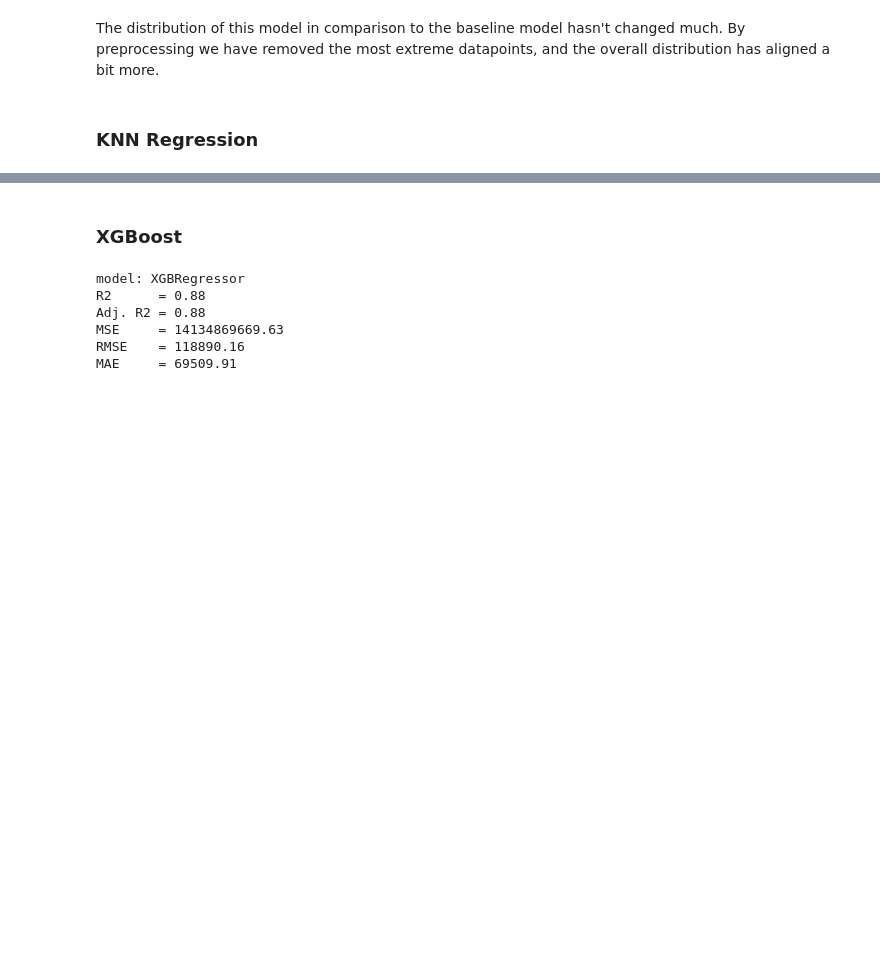
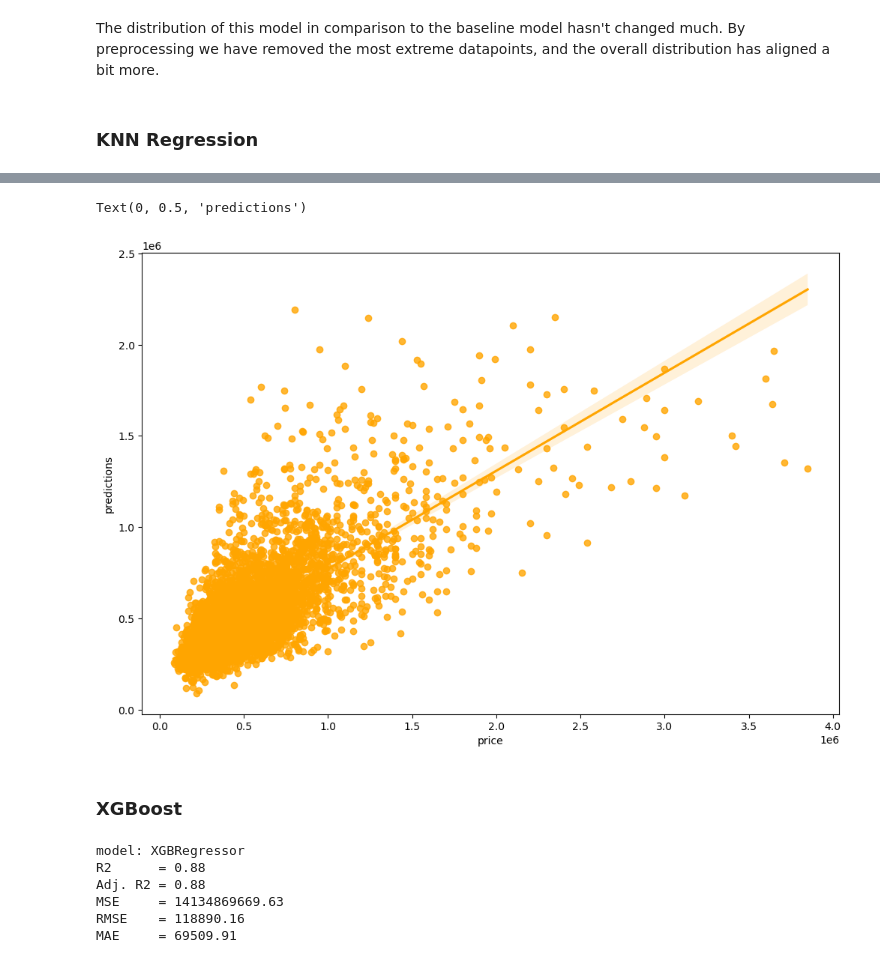
Before and after one commit to Yinguin/data_mid_bootcamp_project_regression, a Jupyter notebook: mid-bootcamp-project-regression.ipynb, the cells around one changed output, grey strips where cells are left out. Cells and saved outputs as stored; diff of their text form; code cells hidden in the pictures; blank space fills up the shorter version.

```diff
--- a/mid-bootcamp-project-regression.ipynb
+++ b/mid-bootcamp-project-regression.ipynb
@@ -979,3 +1055,14 @@ The distribution of this model in comparison to the baseline model hasn't change
+# %%
+model_knn = KNeighborsRegressor(n_neighbors = 10, weights = 'distance', n_jobs=-1)
+model_knn.fit(X_train, y_train)
+preds_knn = model_knn.predict(X_test)
+# %%
+plt.rcParams['figure.figsize'] = (12, 8)
+sns.regplot(y = preds_knn, x = y_test, color = 'orange')
+plt.ylabel('predictions')
+# %% [output]
+Text(0, 0.5, 'predictions')
+[figure, added]
 # %% [markdown]
 ### XGBoost
 # %%
```
Also changed, not shown: parts of 13 cells of this notebook.
